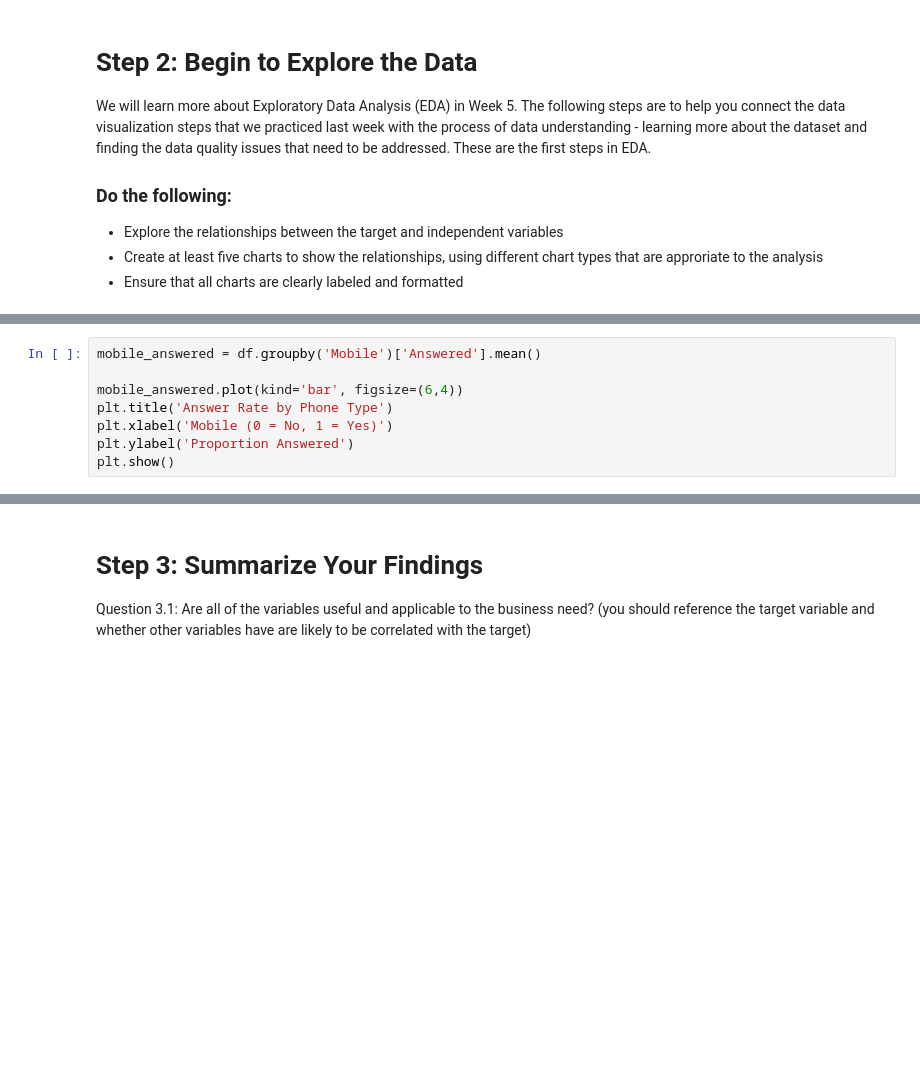
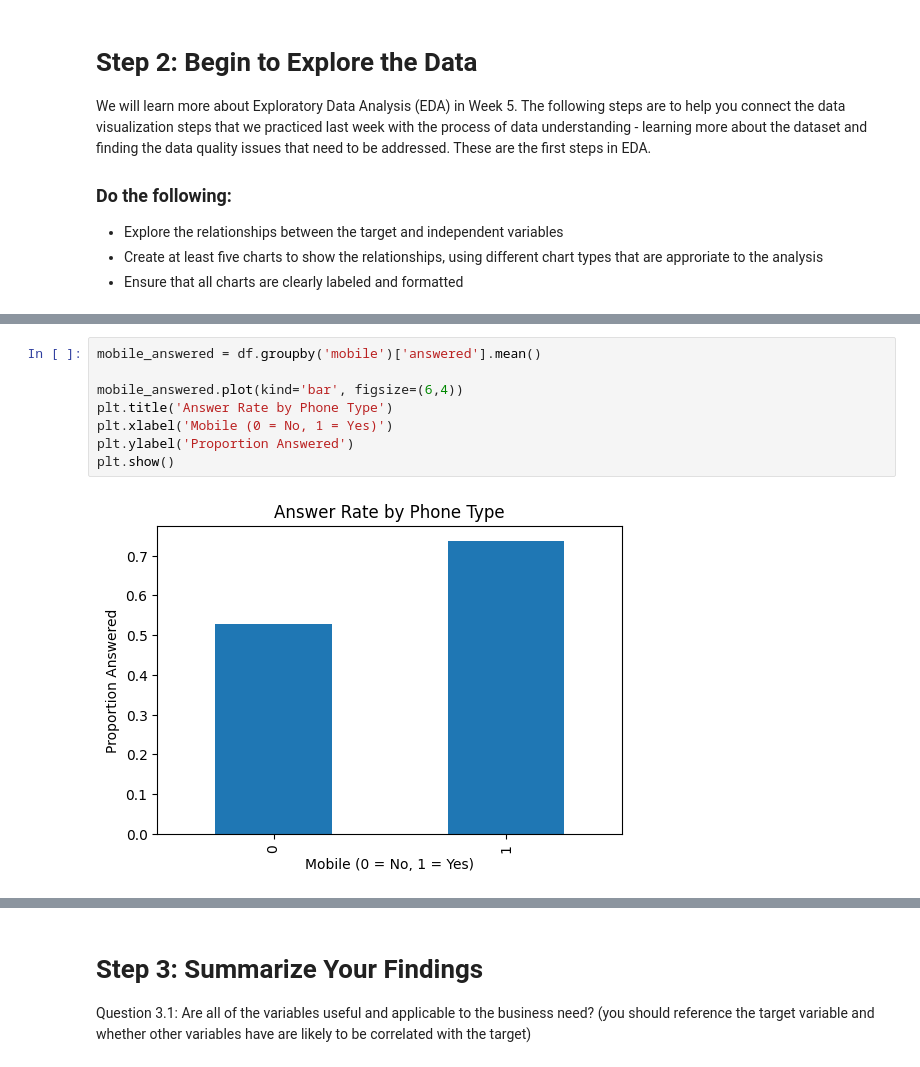
Before and after one commit to KostenK-cloud/My-files-for-IS-4487, a Jupyter notebook: Assignments/assignment_04_data_understanding.ipynb, the cells around one changed output, grey strips where cells are left out. Saved outputs shown, nothing was run; the diff lists cells and outputs as text; blank space fills up the shorter version.

```diff
--- a/Assignments/assignment_04_data_understanding.ipynb
+++ b/Assignments/assignment_04_data_understanding.ipynb
@@ -114,10 +162,12 @@ plt.show()
 # %%
-mobile_answered = df.groupby('Mobile')['Answered'].mean()
+mobile_answered = df.groupby('mobile')['answered'].mean()
 
 mobile_answered.plot(kind='bar', figsize=(6,4))
 plt.title('Answer Rate by Phone Type')
 plt.xlabel('Mobile (0 = No, 1 = Yes)')
 plt.ylabel('Proportion Answered')
 plt.show()
+# %% [output]
+[figure, added]
 # %%
 plt.figure(figsize=(6,4))
```
Also changed, not shown: parts of 9 cells of this notebook.
